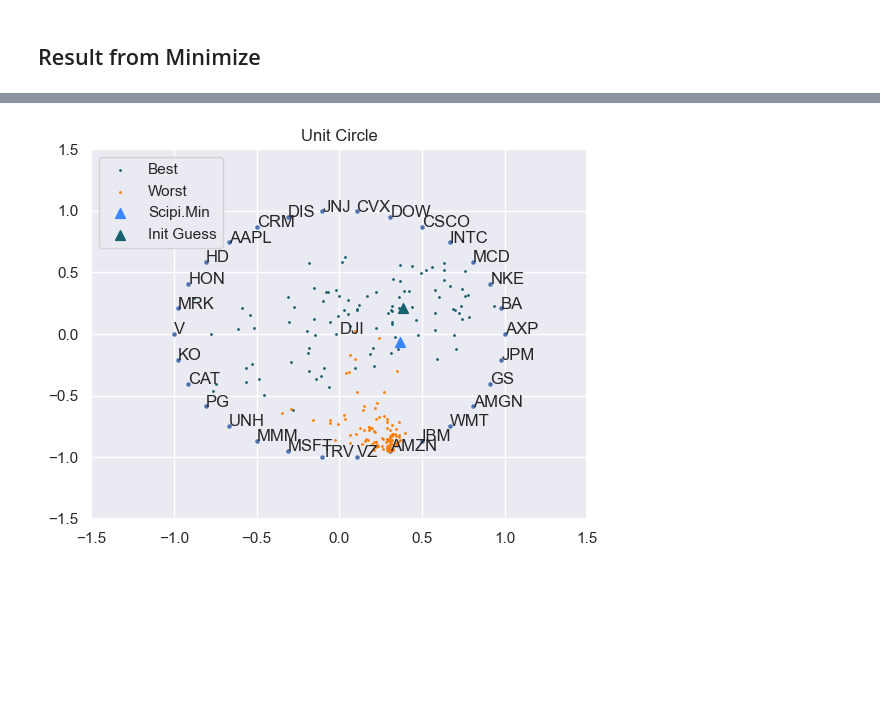
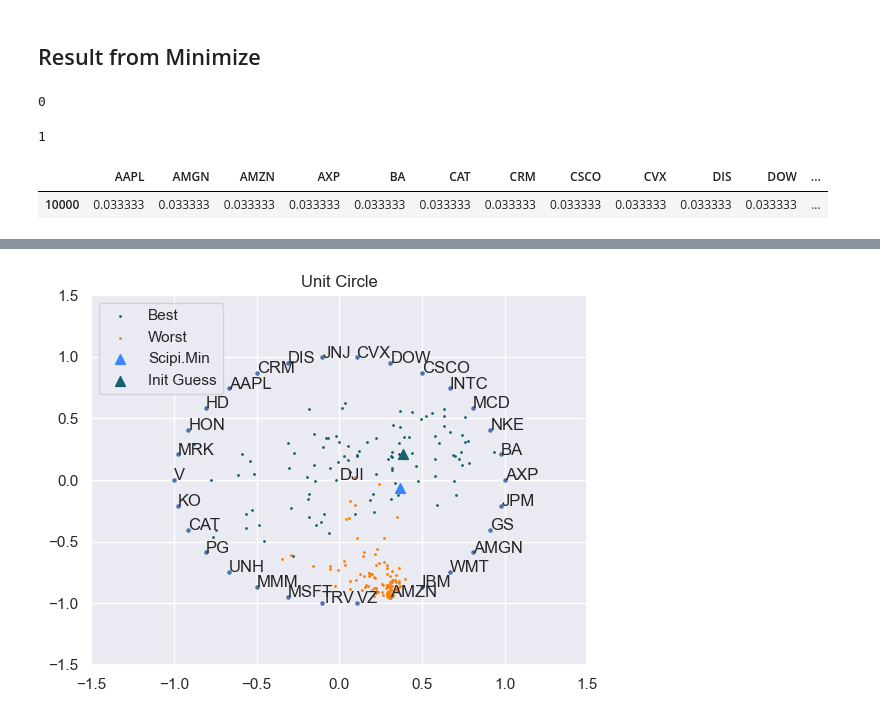
Before and after one commit to jorgelopez141/Markowitz-Optim-with-Time-Series-Foreacast, a Jupyter notebook: Markowitz/01_checkpoint_SharpeAndMinimize.ipynb, the cells around one changed output, grey strips where cells are left out. Drawn from its saved outputs; the diff is of its cells as text; code cells hidden in the pictures; blank space fills up the shorter version.

```diff
--- a/Markowitz/01_checkpoint_SharpeAndMinimize.ipynb
+++ b/Markowitz/01_checkpoint_SharpeAndMinimize.ipynb
@@ -79,3 +84,11 @@ constraints = ({'type': 'eq', 'fun': lambda x: np.sum(x) - 1})
 bounds = [(0, 1) for _ in range(training_pct_change.shape[1])]
 # %% [markdown]
 ## Result from Minimize
+# %%
+df_weights.loc[:,"AAPL":"WMT"].apply(lambda x: all( round(x,2) )== round(1/30,2),axis=1).sum()
+# %% [output]
+0
+# %%
+
+# Set display option for pandas
+pd.set_option('display.max_columns', 500)
@@ -82,3 +105,12 @@ bounds = [(0, 1) for _ in range(training_pct_change.shape[1])]
+# %%
+len(metoFila)
+# %% [output]
+1
+# %%
+df_weights[(df_weights.iloc[:, :30] == 1/30).all(axis=1)]
+# %% [output]
+|  | AAPL | AMGN | AMZN | AXP | BA | CAT | CRM | CSCO | CVX | DIS | DOW | ... |
+| 10000 | 0.033333 | 0.033333 | 0.033333 | 0.033333 | 0.033333 | 0.033333 | 0.033333 | 0.033333 | 0.033333 | 0.033333 | 0.033333 | ... |
 # %%
 #initial_guess = [1. / returns.shape[1]] * returns.shape[1]
 initial_guess = df_weights.sort_values('sharpe',ascending=False).loc[:,"AAPL":"WMT"].reset_index(drop=True).iloc[0,:].to_list()
```
Also changed, not shown: parts of 18 cells of this notebook, 1 other file.
